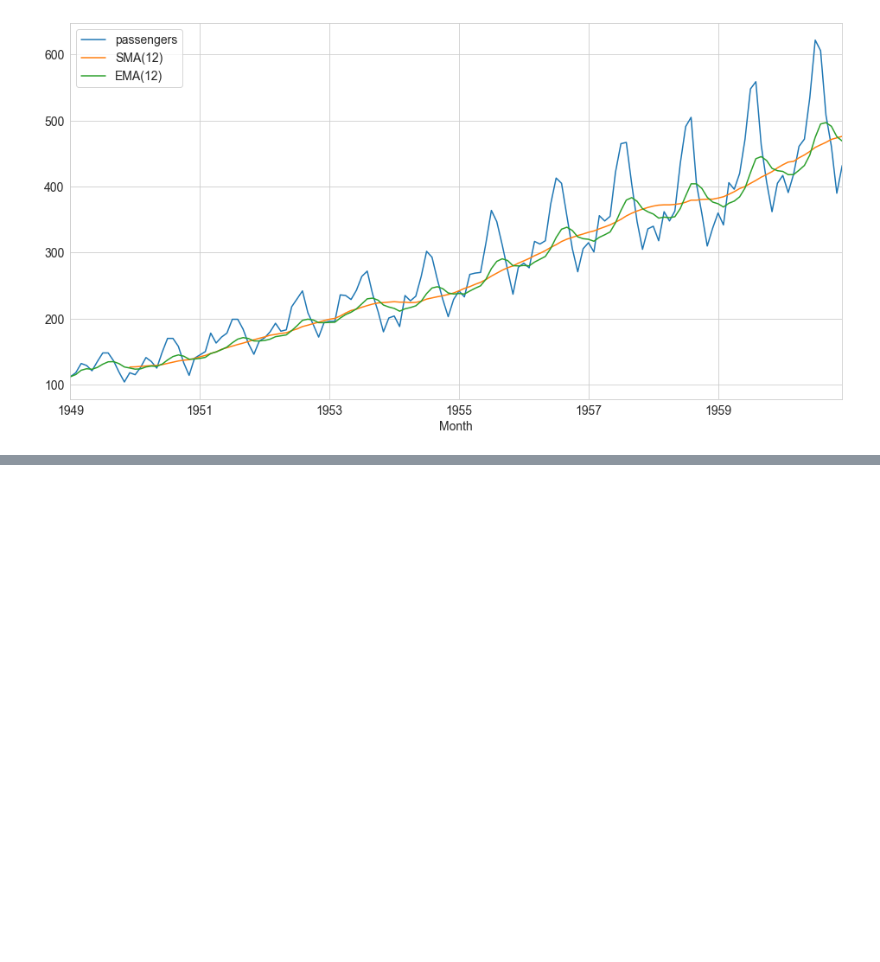
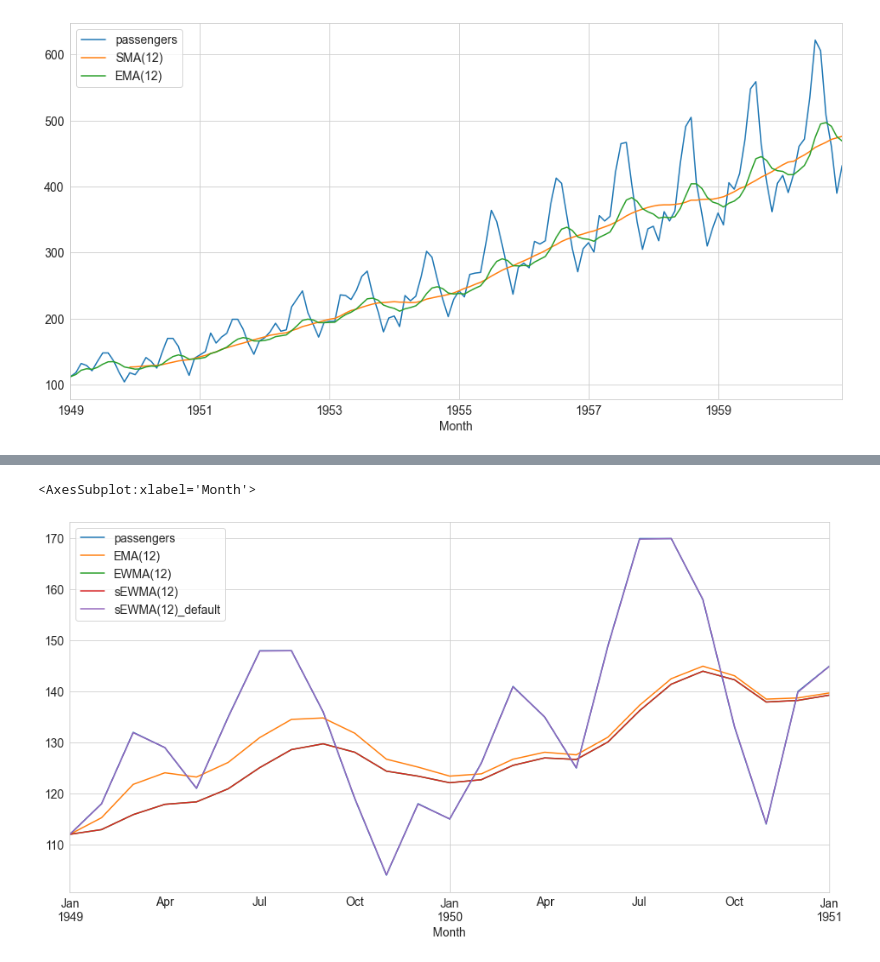
Before and after one commit to luiul/tsa, a Jupyter notebook: course-nb/04-statsmodel.ipynb, the cells around one changed output, grey strips where cells are left out. Saved outputs shown, nothing was run; the diff lists cells and outputs as text; code cells hidden in the pictures; blank space fills up the shorter version.

```diff
--- a/course-nb/04-statsmodel.ipynb
+++ b/course-nb/04-statsmodel.ipynb
@@ -285,0 +381,3 @@ df['passengers SMA(12) EMA(12)'.split()].plot()
+# %%
+m = SimpleExpSmoothing(df.passengers)
+f_m = m.fit()
@@ -285,0 +397,3 @@ df['passengers SMA(12) EMA(12)'.split()].plot()
+# %%
+# Note the high alpha -> the current value is heavily weighted and the weighting function decreases extremely fast
+df['sEWMA(12)_default'] = f_m.fittedvalues.shift(-1)
@@ -285,0 +412,6 @@ df['passengers SMA(12) EMA(12)'.split()].plot()
+# %%
+df['passengers EMA(12) EWMA(12) sEWMA(12) sEWMA(12)_default'.split()][:25].plot(
+)
+# %% [output]
+<AxesSubplot:xlabel='Month'>
+[figure, added]
```
Also changed, not shown: parts of 51 cells of this notebook, 2 other files.
